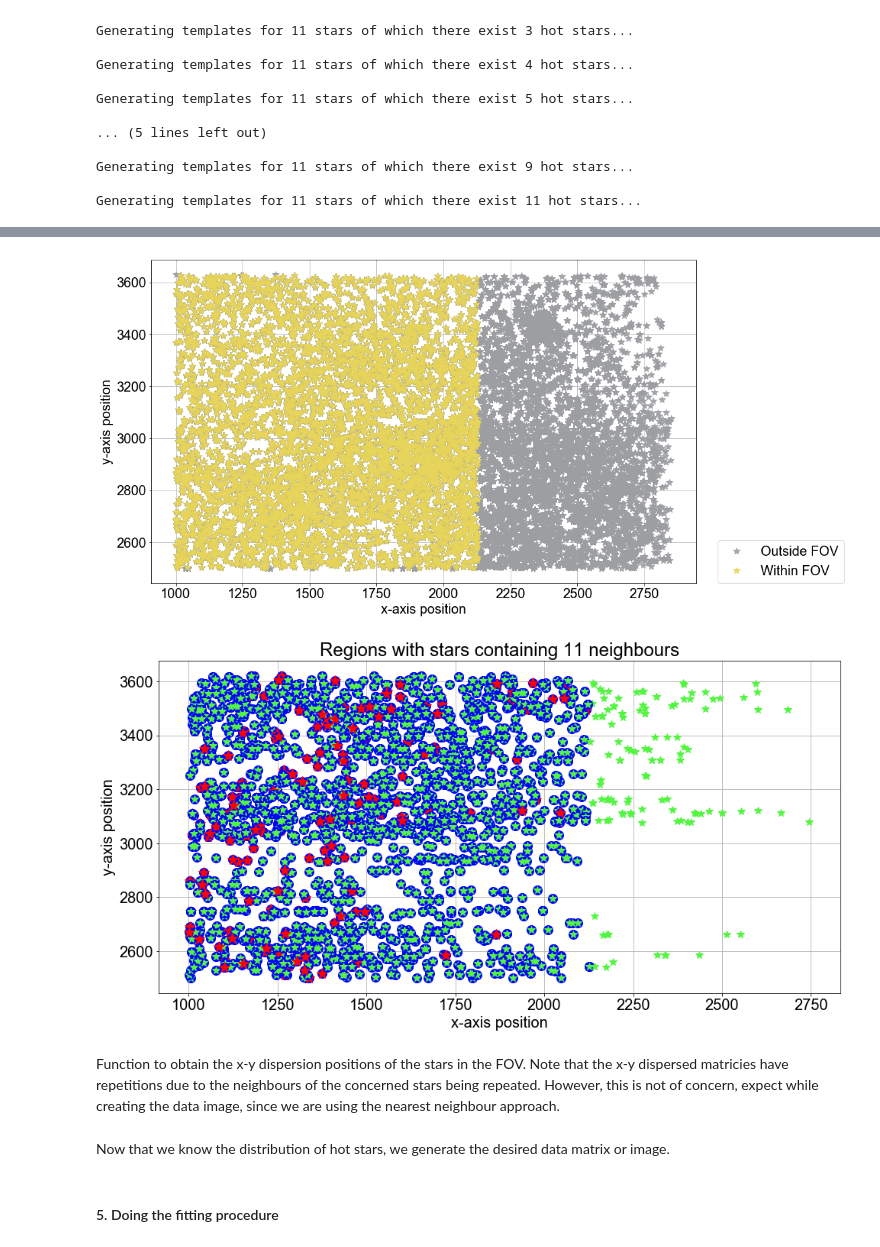
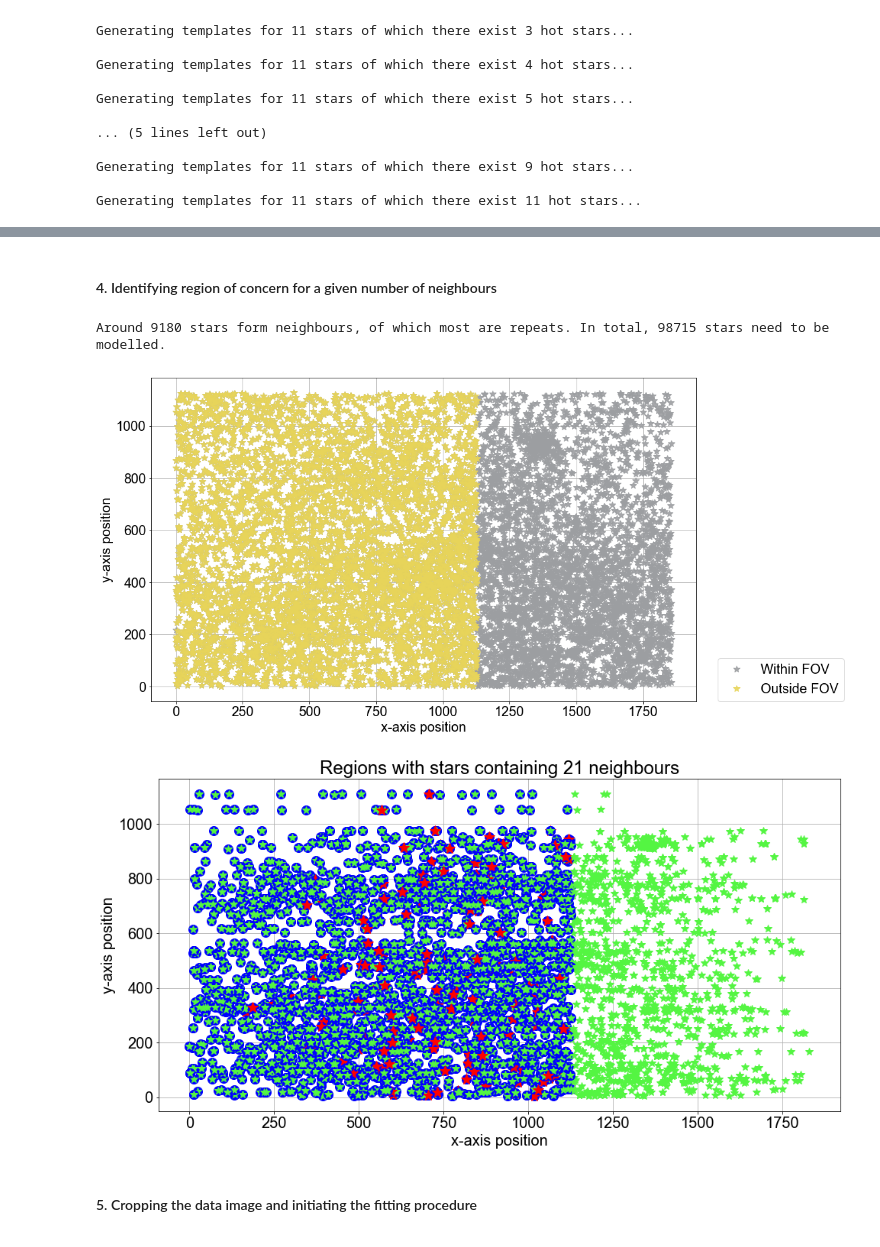
Before and after one commit to SoumyaShreeram/Slitless_spectroscopy, a Jupyter notebook: 05_Star_by_Star_template_library_with_the_catalogue.ipynb, the cells around one changed output, grey strips where cells are left out. Saved outputs shown, nothing was run; the diff lists cells and outputs as text; code cells hidden in the pictures.

```diff
--- a/05_Star_by_Star_template_library_with_the_catalogue.ipynb
+++ b/05_Star_by_Star_template_library_with_the_catalogue.ipynb
@@ -76,13 +76,13 @@ hot_stars = 0.1
 disperse_range = ss.defineDispersionRange(r=4000, lambda0=2.2, band_width=0.4)
 print('The size of dispersion is set to be %d pixels'%disperse_range)
 
+# effective FoV
+u_pix_arr = [int(u_pix+disperse_range), u_pix]
+
 dispersion_angle = 0 # degrees
 
 # width of influence of the PSF on neighbouring stars (pixels)
 width=3
-
-# number to which the dimensions of the original image is reduced to cal chi-squared
-num_splits = int(u_pix/5)
 
 # different populations of hot stars considered
 hot_stars_arr = np.arange(0, 11)/10
@@ -92,11 +92,12 @@ flux_LSF2D, params = np.load('Data/flux_K2D_LSF_norm.npy'), np.load('Data/params
 waves_k = np.load('Data/waves_k.npy')
 
 # would you like to discard foreground stars completely or do something more complicated
-discard_forground_stars = True
+discard_forground_stars = False
 foreground_cutoff = 1.1
 
 # start pixels of a small region of the sky
-x_start, y_start = 1000, 2500
+x_start, y_start = 0, 0
+x_start_og, y_start_og = 1000, 2500
 # %% [output]
 The size of dispersion is set to be 727 pixels
 # %%
@@ -121,9 +119,8 @@ Discarding all the forground stars...
 # %% [markdown]
 #### 2. Understanding the neighbouring population of stars for the concerned FOV
 # %%
-importlib.reload(stl)
 # these arrays that hold information about the location and number of neighbours
-star_neighbours, num_neighbours = stl.findStarAndNeighbours(x_pos, y_pos, mag_H,\
+star_neighbours, num_neighbours, x_FOV, y_FOV = stl.findStarAndNeighbours(x_pos, y_pos, mag_H,\
                                                             mag_Ks, disperse_range,\
                                                             width, selected_c_pxls,\
                                                            [x_start, y_start], u_pix)
@@ -205,26 +189,32 @@ Around 8786 stars form neighbours, of which most are repeats. In total, 94993 st
+# %% [markdown]
+#### 4.  Identifying region of concern for a given number of neighbours
+# %%
+total_stars_FOV_params = stl.starsOutsideFOV(star_neighbours)
+# %% [output]
+Around 9180 stars form neighbours, of which most are repeats. In total, 98715 stars need to be modelled.
 # %%
 fig, ax = plt.subplots(1,1,figsize=(16,8))
 
-# plotting the stars outside the FOV
-ax.plot(total_stars_FOV_params[2], total_stars_FOV_params[3], ".", color= '#9c9ea1', alpha=0.9, marker="*", markersize=10, label='Outside FOV')
+# plotting the stars within the 'effective' FOV
+ax.plot(x_pos, y_pos, ".", color= '#9c9ea1', alpha=0.9, marker="*", markersize=10, label='Within FOV')
 
-# plotting the stars within the FOV
-ax.plot(x_pos, y_pos, ".", color= '#e8d55a', alpha=0.9, marker="*", markersize=10, label='Within FOV')
+# plotting the stars within the 'real' FOV
+ax.plot(x_FOV, y_FOV, ".", color= '#e8d55a', alpha=0.9, marker="*", markersize=10, label='Outside FOV')
 
 pt.setLabel(ax, 'x-axis position', 'y-axis position', '', 'default', \
                 'default', legend=True)
 
 fig.tight_layout()
 # %% [output]
-[figure, old version]
+[figure, new version]
 # %%
 # model all regions with x neighbouring stars
-n_stars = 11
+n_stars = 21
 
 # associate spectra to those stars
 stars_with_n_neighbours = np.where(total_neighbours == n_stars)
 
 # plot the star under concern and its neighbours
-pt.plotAllStarsWithNneighbours(star_neighbours, x_pos, y_pos, stars_with_n_neighbours)
+pt.plotAllStarsWithNneighbours(star_neighbours, x_FOV, y_FOV, stars_with_n_neighbours)
 # %% [output]
-[figure, old version]
+[figure, new version]
@@ -234,2 +220,0 @@ u_pix_arr = stl.defineEffectiveFoV(total_stars_FOV_params, x_start, u_pix)
-# %% [markdown]
-Function to obtain the x-y dispersion positions of the stars in the FOV. Note that the x-y dispersed matricies have repetitions due to the neighbours of the concerned stars being repeated. However, this is not of concern, expect while creating the data image, since we are using the nearest neighbour approach.
@@ -239,4 +221,2 @@ x_disperse, y_disperse = stl.dispersionWithNstars(total_stars_FOV_params, u_pix_
-# %% [markdown]
-Now that we know the distribution of hot stars, we generate the desired data matrix or image.
 # %% [markdown]
-#### 5. Doing the fitting procedure
+#### 5. Cropping the data image and initiating the fitting procedure
```
Also changed, not shown: parts of 15 cells of this notebook, 9 other files.
